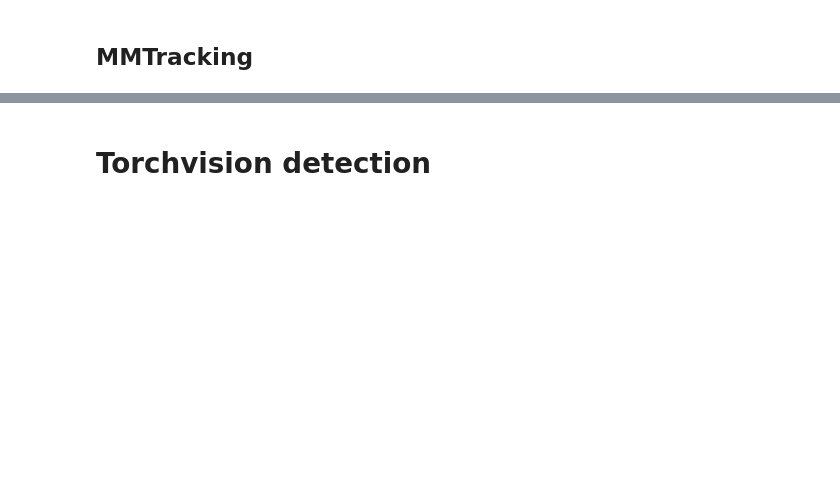
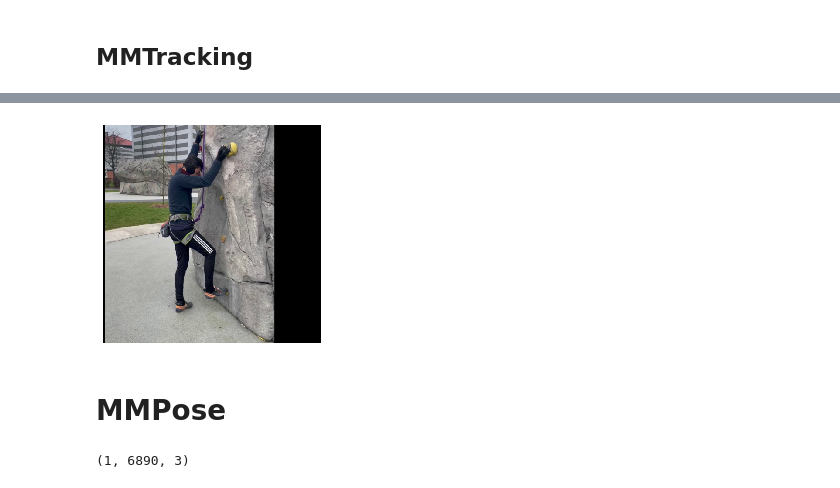
Before and after one commit to 2food/APEC, a Jupyter notebook: meva.ipynb, the cells around one changed output, grey strips where cells are left out. Cells and saved outputs as stored; diff of their text form; code cells hidden in the pictures; blank space fills up the shorter version.

```diff
--- a/meva.ipynb
+++ b/meva.ipynb
@@ -138 +72,3 @@ KeyboardInterrupt:
+# %%
+bboxes = bbox.detect_mot(track_model, vid, only_first=10)
 # %%
@@ -165,2 +81,0 @@ FileNotFoundError: The start frame not found: tmp_frames/000000.png
-# %% [markdown]
-# Torchvision detection
@@ -186,0 +82,6 @@ FileNotFoundError: The start frame not found: tmp_frames/000000.png
+# %%
+imshow(bbox.bbox_crop(vid[1], bboxes[1]))
+# %% [output]
+[figure, added]
+# %% [markdown]
+# MMPose
@@ -186,0 +100,5 @@ FileNotFoundError: The start frame not found: tmp_frames/000000.png
+# %%
+verts = get_vertices(pose_model, res)
+verts.shape
+# %% [output]
+(1, 6890, 3)
```
Also changed, not shown: parts of 24 cells of this notebook, 7 other files.
